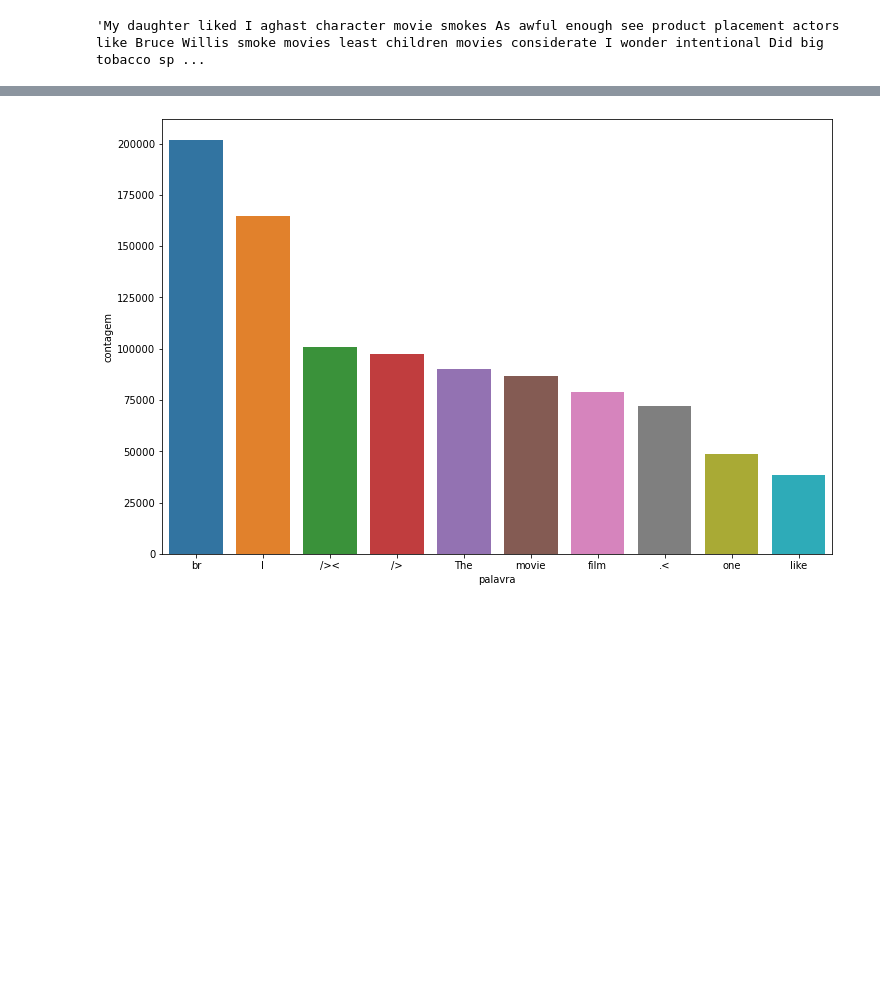
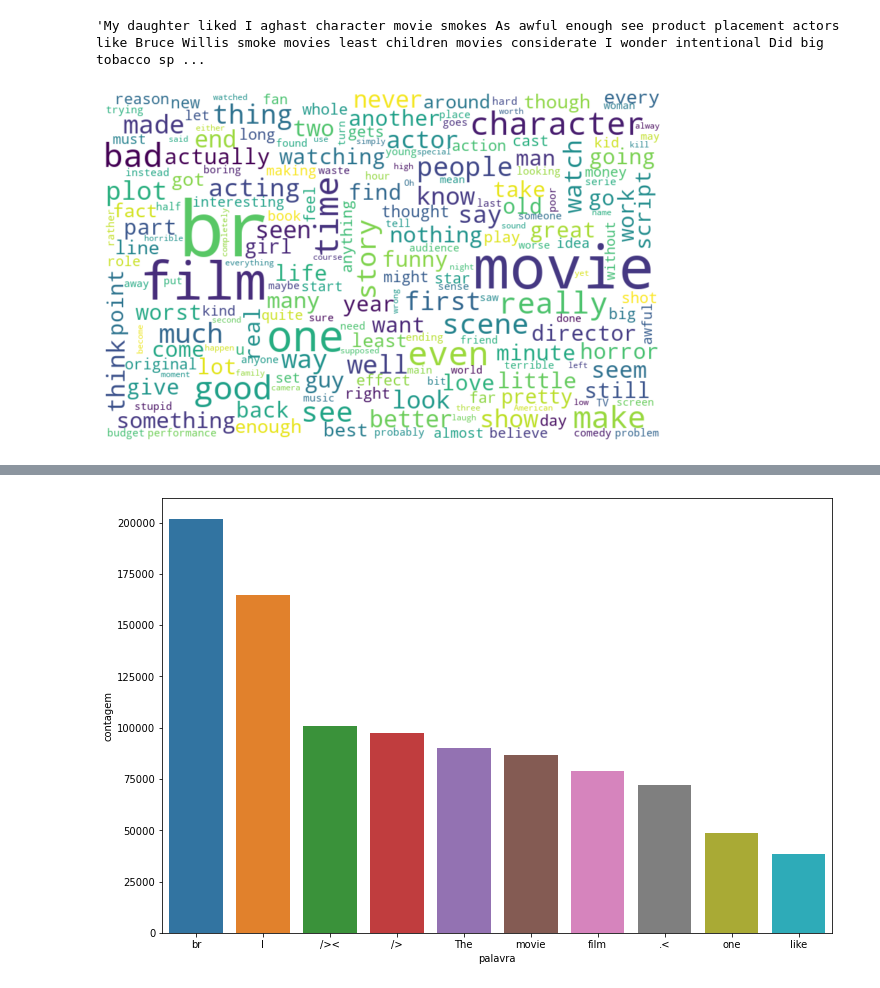
Before and after one commit to izafreitas/machine_learning_dellead_mentoring, a Jupyter notebook: plano_avalicao_lead/Plano de Avaliação Dell Academy Machine Learning.ipynb, the cells around one changed output, grey strips where cells are left out. Saved outputs shown, nothing was run; the diff lists cells and outputs as text; code cells hidden in the pictures; blank space fills up the shorter version.

```diff
--- a/plano_avalicao_lead/Plano de Avaliação Dell Academy Machine Learning.ipynb
+++ b/plano_avalicao_lead/Plano de Avaliação Dell Academy Machine Learning.ipynb
@@ -527,6 +546,9 @@ Após a remoção das stopwords e passando para a função "`classificacao_texto
 punctuation
 # %% [output]
 '!"#$%&\'()*+,-./:;<=>?@[\\]^_`{|}~'
+# %%
+token_pontuacao = tokenize.WordPunctTokenizer()
+token_frase = token_pontuacao.tokenize(palavras)
 # %%
 # Inserindo as pontuações em uma lista cada um sendo separado como elemento único
 pontuacao = list()
@@ -567,3 +589,8 @@ df_unido["processamento_1"][0]
 df_unido["processamento_2"][0]
 # %% [output]
 'My daughter liked I aghast character movie smokes As awful enough see product placement actors like Bruce Willis smoke movies least children movies considerate I wonder intentional Did big tobacco sp ...
+# %%
+# Plotanto somente os sentimentos negativos da coluna "text"
+nuvem_negativa(df_unido, "processamento_2")
+# %% [output]
+[figure, added]
```
Also changed, not shown: parts of 17 cells of this notebook.
